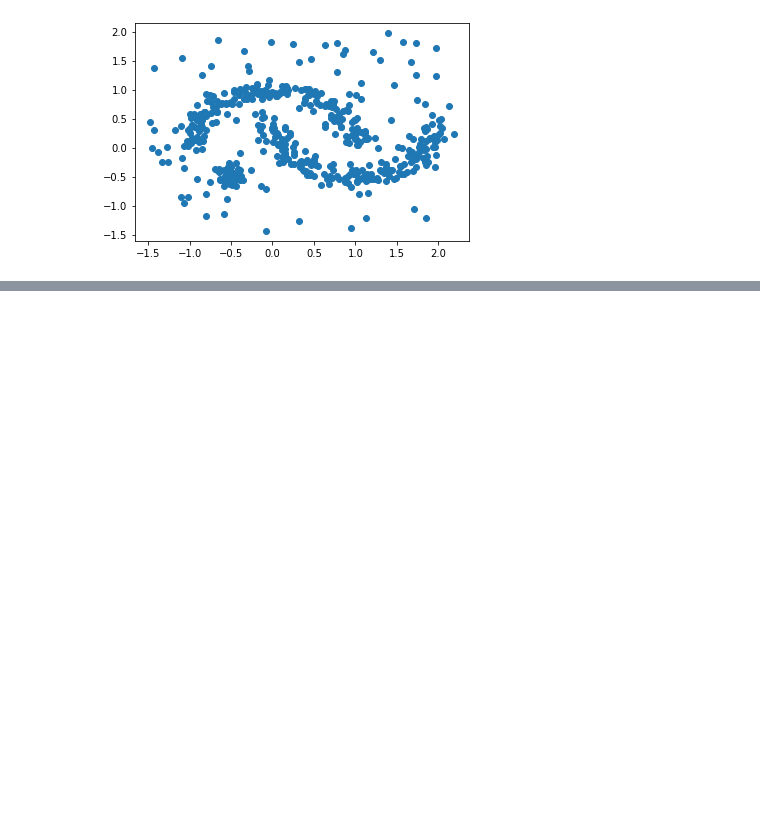
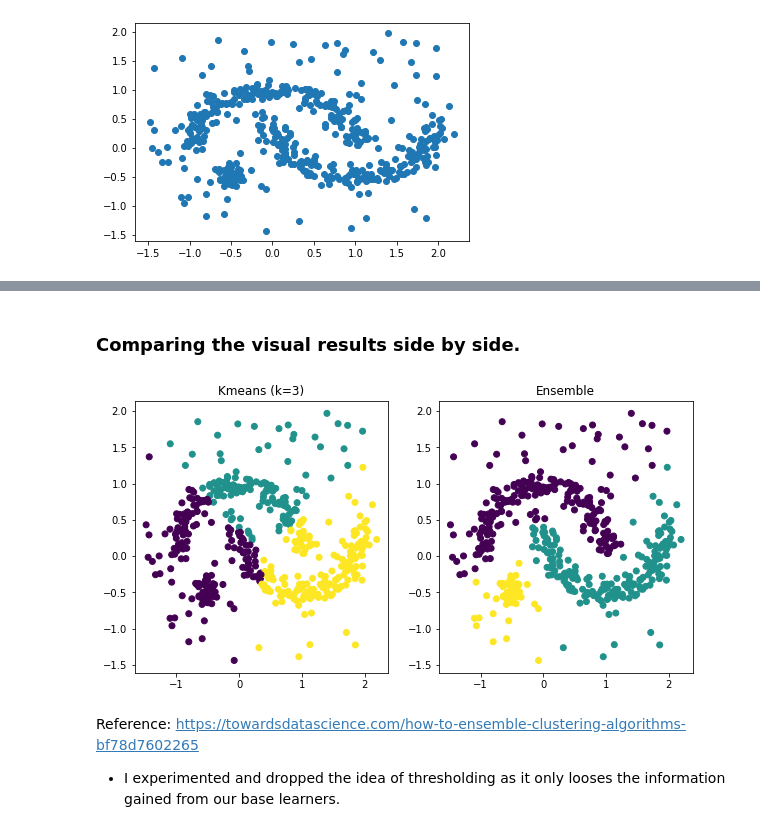
Before and after one commit to tanmaymane18/ML-DL-Nbs, a Jupyter notebook: Ensemble Clustering/Ensemble Clustering.ipynb, the cells around one changed output, grey strips where cells are left out. Saved outputs shown, nothing was run; the diff lists cells and outputs as text; code cells hidden in the pictures; blank space fills up the shorter version.

```diff
--- a/Ensemble Clustering/Ensemble Clustering.ipynb
+++ b/Ensemble Clustering/Ensemble Clustering.ipynb
@@ -42,0 +84,14 @@ plt.scatter(X_vectors[:,0], X_vectors[:,1], c=agg_preds);
+# %% [markdown]
+### Comparing the visual results side by side.
+# %%
+fig, ax = plt.subplots(1,2, figsize=(10,5))
+ax[0].scatter(X_vectors[:,0], X_vectors[:,1], c=kmeans_preds);
+ax[1].scatter(X_vectors[:,0], X_vectors[:,1], c=meta_preds);
+ax[0].set_title("Kmeans (k=3)");
+ax[1].set_title("Ensemble");
+# %% [output]
+[figure, added]
+# %% [markdown]
+Reference: https://towardsdatascience.com/how-to-ensemble-clustering-algorithms-bf78d7602265
+
+- I experimented and dropped the idea of thresholding as it only looses the information gained from our base learners.
```
Also changed, not shown: parts of 21 cells of this notebook.
